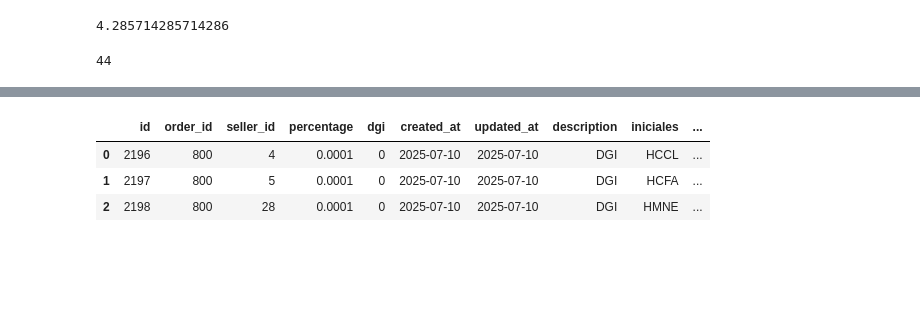
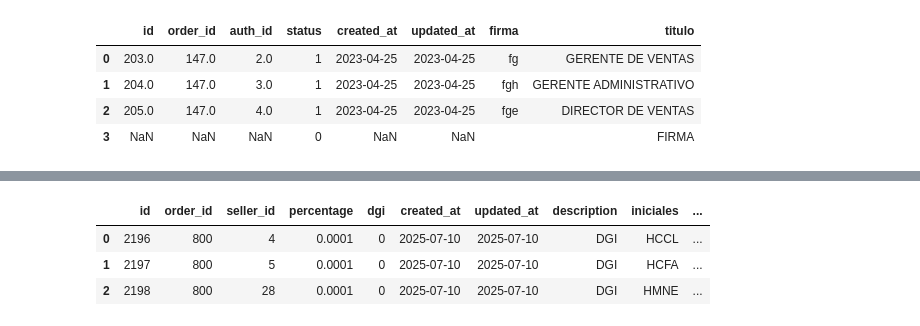
Before and after one commit to AjoloteCosmico/tyrsaAdmin, a Jupyter notebook: public/notebook.ipynb, the cells around one changed output, grey strips where cells are left out. Saved outputs shown, nothing was run; the diff lists cells and outputs as text; code cells hidden in the pictures; blank space fills up the shorter version.

```diff
--- a/public/notebook.ipynb
+++ b/public/notebook.ipynb
@@ -131,8 +180,0 @@ comisiones 4
-# %%
-30/7
-# %% [output]
-4.285714285714286
-# %%
-112-68
-# %% [output]
-44
@@ -140,0 +181,8 @@ comisiones['seller_name']=comisiones['seller_name'].replace('\t',' ')
+# %%
+required_signatures
+# %% [output]
+|  | id | order_id | auth_id | status | created_at | updated_at | firma | titulo |
+| 0 | 203.0 | 147.0 | 2.0 | 1 | 2023-04-25 | 2023-04-25 | fg | GERENTE DE VENTAS |
+| 1 | 204.0 | 147.0 | 3.0 | 1 | 2023-04-25 | 2023-04-25 | fgh | GERENTE ADMINISTRATIVO |
+| 2 | 205.0 | 147.0 | 4.0 | 1 | 2023-04-25 | 2023-04-25 | fge | DIRECTOR DE VENTAS |
+| 3 | NaN | NaN | NaN | 0 | NaN | NaN |  | FIRMA |
```
Also changed, not shown: parts of 4 cells of this notebook, 2 other files.
